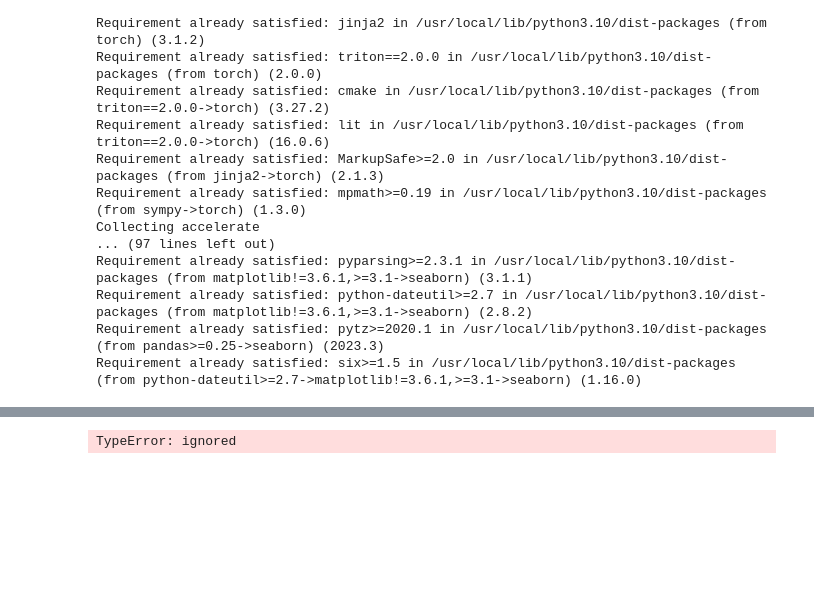
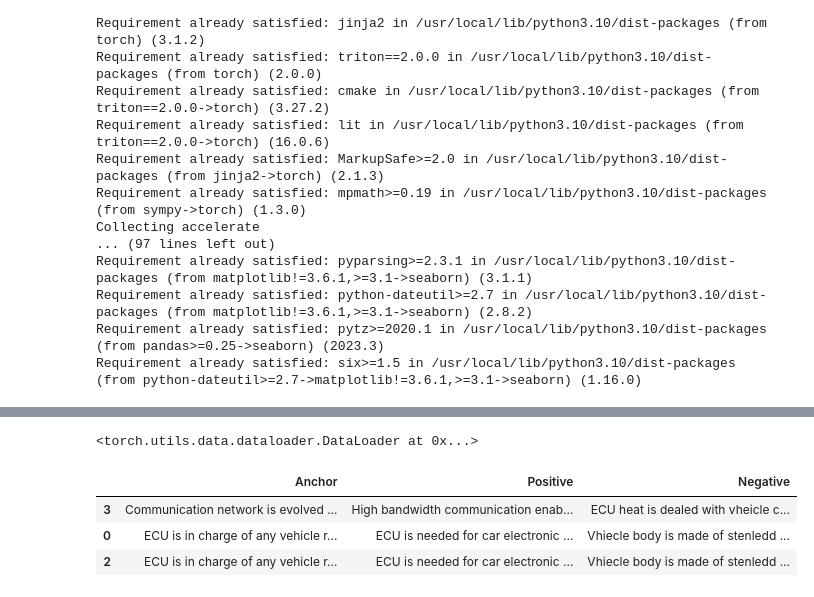
Before and after one commit to YukiF0511/open_api_bot_udemy, a Jupyter notebook: sbert_test.ipynb, the cells around one changed output, grey strips where cells are left out. Cells and saved outputs as stored; diff of their text form; code cells hidden in the pictures; blank space fills up the shorter version.

```diff
--- a/sbert_test.ipynb
+++ b/sbert_test.ipynb
@@ -83,3 +83,9 @@ import logging
 import seaborn as sns
 from torch.utils.data import DataLoader, Dataset
 from sklearn.metrics.pairwise import cosine_similarity
+# %%
+data_path = "/content/fine tuning_dataset.csv"
+data_df = pd.read_csv(data_path)
+triplet_train, triplet_test = train_test_split(data_df, test_size=0.2, random_state=42)
+
+print(triplet_train)
@@ -86,8 +107,4 @@ from sklearn.metrics.pairwise import cosine_similarity
 # %%
-data_path = "./fine tuning_dataset.csv"
-data_df = pd.read_csv(data_path)
-triplet_train, triplet_test = train_test_split(data_df, test_size=0.2, random_state=42)
-
 # 学習パラメータ
 BATCH_SIZE = 16
 NUM_EPOCHS = 1
@@ -99,7 +116,10 @@ OUTPUT_PATH = "C:\\Users\\10001230268\\Desktop\\PlantUML\\Excelからのコー
 #【要対応】例ではtsv形式でデータを渡しているが現状pandasのdfになっておりデータ形式が合わない
 # https://www.ogis-ri.co.jp/otc/hiroba/technical/similar-document-search/part9.html
 #train_data = SentencesDataset(triplet_train, model=model)
-train_dataloader = DataLoader(triplet_train, shuffle=True, batch_size=BATCH_SIZE)
+train_data = []
+for elm in triplet_train.values.tolist():
+  train_data.append(InputExample(texts=[elm[0], elm[1], elm[2]]))
+train_dataloader = DataLoader(train_data, shuffle=True, batch_size=BATCH_SIZE)
 
 # 損失関数
 train_loss = TripletLoss(model=model, distance_metric=TripletDistanceMetric.EUCLIDEAN, triplet_margin=1)
@@ -107,7 +127,7 @@ train_loss = TripletLoss(model=model, distance_metric=TripletDistanceMetric.EUCL
 # tripletを用いた検証
 #test_data = SentencesDataset(triplet_test, model=model)
 dev_dataloader = DataLoader(triplet_test, shuffle=False, batch_size=BATCH_SIZE)
-evaluator = TripletEvaluator(dev_dataloader)
+evaluator = TripletEvaluator(triplet_test.loc[:,'Anchor'].values.tolist(), positives=triplet_test.loc[:,'Positive'].values.tolist(), negatives=triplet_test.loc[:,'Negative'].values.tolist())
 
 # 学習ループ実行
 model.fit(train_objectives=[(train_dataloader, train_loss)],
@@ -117,5 +137,14 @@ model.fit(train_objectives=[(train_dataloader, train_loss)],
          warmup_steps=WARMUP_STEPS,
          output_path=OUTPUT_PATH
          )
-# %% [output]
-TypeError: ignored
+# %%
+train_dataloader
+# %% [output]
+<torch.utils.data.dataloader.DataLoader at 0x...>
+# %%
+train_dataloader.dataset
+# %% [output]
+|  | Anchor | Positive | Negative |
+| 3 | Communication network is evolved ... | High bandwidth communication enab... | ECU heat is dealed with vheicle c... |
+| 0 | ECU is in charge of any vehicle r... | ECU is needed for car electronic ... | Vhiecle body is made of stenledd ... |
+| 2 | ECU is in charge of any vehicle r... | ECU is needed for car electronic ... | Vhiecle body is made of stenledd ... |
```
Also changed, not shown: parts of 2 cells of this notebook.
